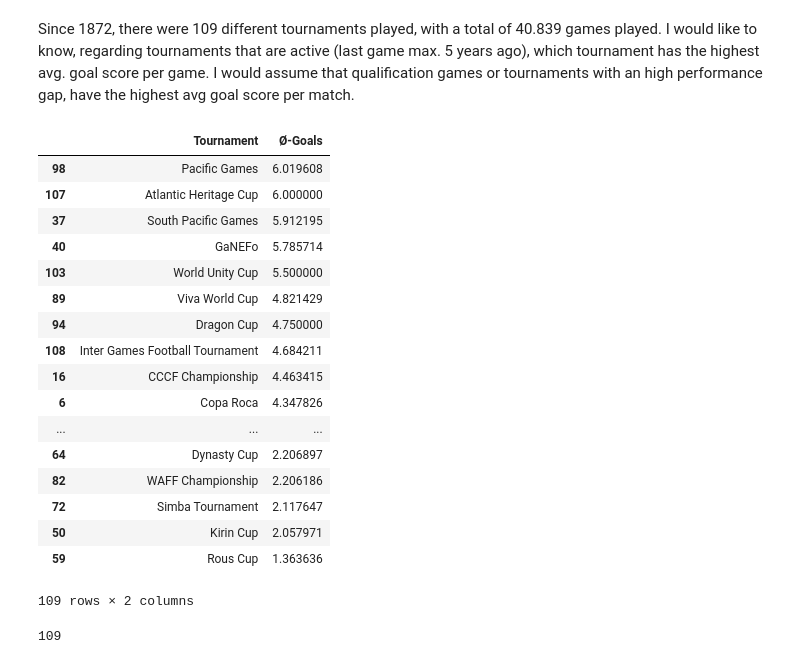
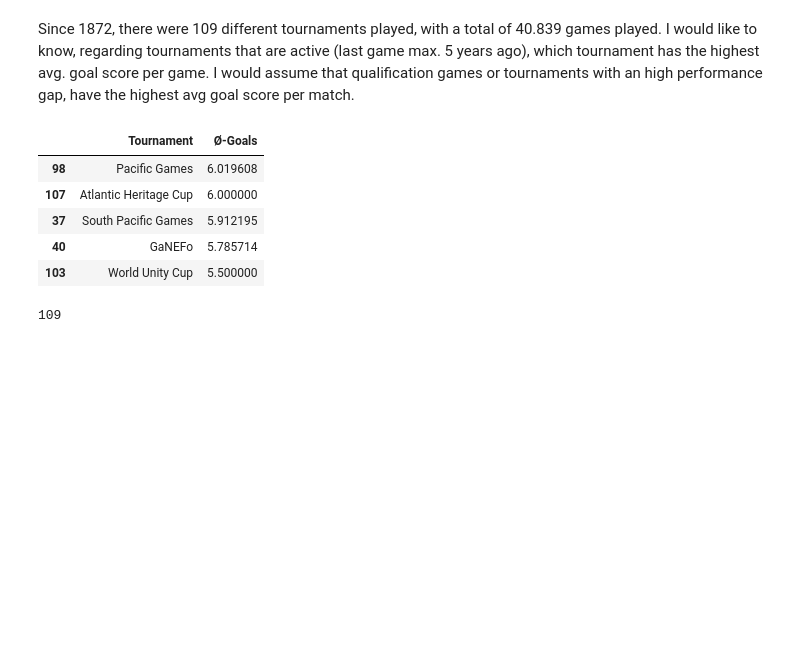
Before and after one commit to nichohelmut/Write-a-Data-Science-Blog-Post, a Jupyter notebook: Data Science Blog Post.ipynb, the cells around one changed output. Drawn from its saved outputs; the diff is of its cells as text; code cells hidden in the pictures; blank space fills up the shorter version.

```diff
--- a/Data Science Blog Post.ipynb
+++ b/Data Science Blog Post.ipynb
@@ -503,26 +501,14 @@ df_avg_goal_per_game['Tournament'] = d_avg_goal_per_game.keys()
 df_avg_goal_per_game['Ø-Goals'] = d_avg_goal_per_game.values()
 # %%
 df_avg_goal_per_game.sort_values('Ø-Goals', ascending=False, inplace=True)
-df_avg_goal_per_game
+df_avg_goal_per_game.head()
 # %% [output]
 |  | Tournament | Ø-Goals |
 | 98 | Pacific Games | 6.019608 |
 | 107 | Atlantic Heritage Cup | 6.000000 |
 | 37 | South Pacific Games | 5.912195 |
 | 40 | GaNEFo | 5.785714 |
 | 103 | World Unity Cup | 5.500000 |
-| 89 | Viva World Cup | 4.821429 |
-| 94 | Dragon Cup | 4.750000 |
-| 108 | Inter Games Football Tournament | 4.684211 |
-| 16 | CCCF Championship | 4.463415 |
-| 6 | Copa Roca | 4.347826 |
-| ... | ... | ... |
-| 64 | Dynasty Cup | 2.206897 |
-| 82 | WAFF Championship | 2.206186 |
-| 72 | Simba Tournament | 2.117647 |
-| 50 | Kirin Cup | 2.057971 |
-| 59 | Rous Cup | 1.363636 |
-109 rows × 2 columns
 # %%
 # creates a new df to store key and values from d_games_total dictionray
 df_matches_count = pd.DataFrame(columns=['Tournament', 'Count'])
```
Also changed, not shown: parts of 10 cells of this notebook.
